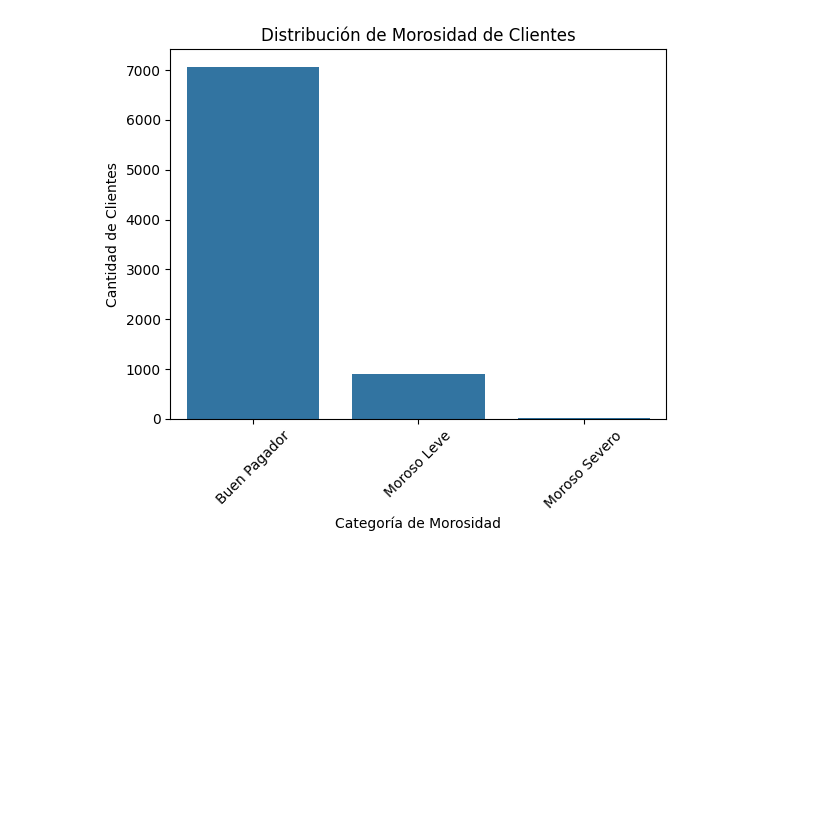
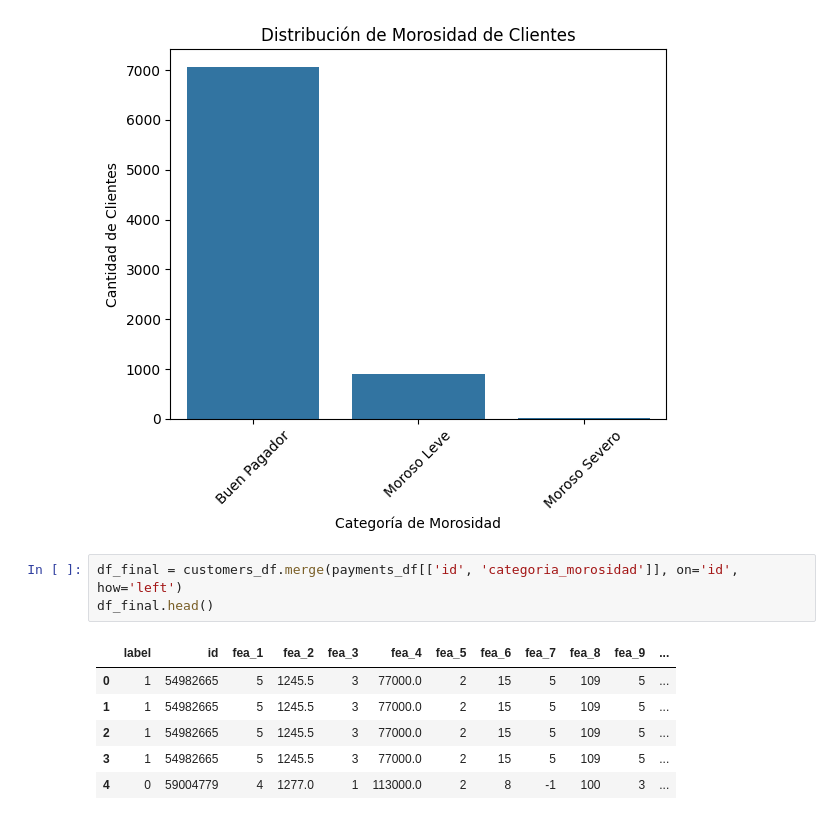
Before and after one commit to maurolanch/reto-git, a Jupyter notebook: reto_git.ipynb, the cells around one changed output. Drawn from its saved outputs; the diff is of its cells as text; blank space fills up the shorter version.

```diff
--- a/reto_git.ipynb
+++ b/reto_git.ipynb
@@ -430,3 +430,13 @@ plt.xticks(rotation=45)
 plt.show()
 # %% [output]
 [figure]
+# %%
+df_final = customers_df.merge(payments_df[['id', 'categoria_morosidad']], on='id', how='left')
+df_final.head()
+# %% [output]
+|  | label | id | fea_1 | fea_2 | fea_3 | fea_4 | fea_5 | fea_6 | fea_7 | fea_8 | fea_9 | ... |
+| 0 | 1 | 54982665 | 5 | 1245.5 | 3 | 77000.0 | 2 | 15 | 5 | 109 | 5 | ... |
+| 1 | 1 | 54982665 | 5 | 1245.5 | 3 | 77000.0 | 2 | 15 | 5 | 109 | 5 | ... |
+| 2 | 1 | 54982665 | 5 | 1245.5 | 3 | 77000.0 | 2 | 15 | 5 | 109 | 5 | ... |
+| 3 | 1 | 54982665 | 5 | 1245.5 | 3 | 77000.0 | 2 | 15 | 5 | 109 | 5 | ... |
+| 4 | 0 | 59004779 | 4 | 1277.0 | 1 | 113000.0 | 2 | 8 | -1 | 100 | 3 | ... |
```
